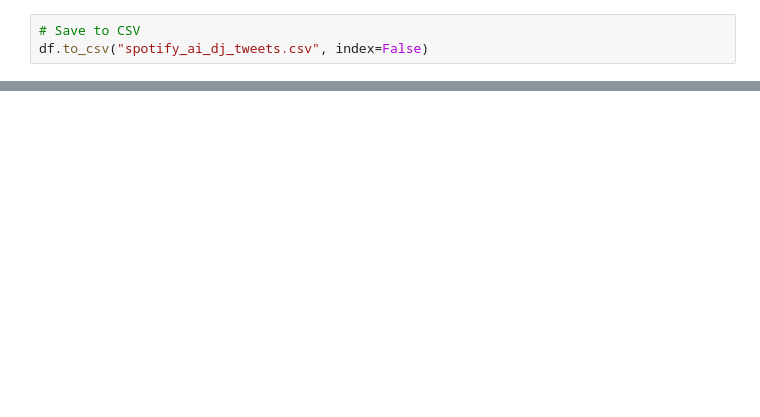
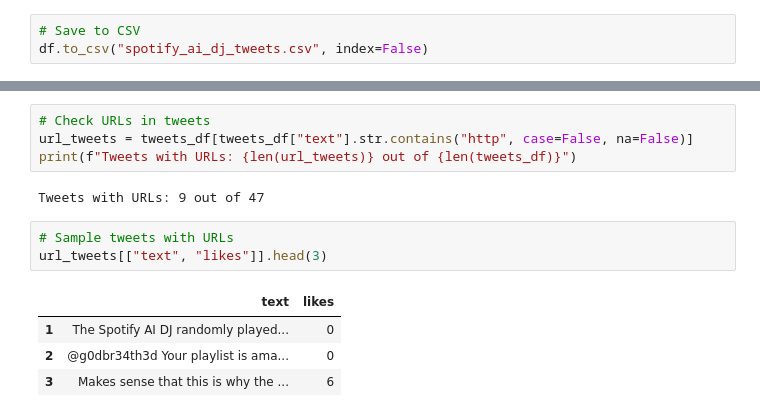
Before and after one commit to jpronier/spotify-data-project, a Jupyter notebook: 00_twitter_api.ipynb, the cells around one changed output, grey strips where cells are left out. Saved outputs shown, nothing was run; the diff lists cells and outputs as text; blank space fills up the shorter version.

```diff
--- a/00_twitter_api.ipynb
+++ b/00_twitter_api.ipynb
@@ -221,0 +291,14 @@ df_test.shape
+# %%
+# Check URLs in tweets
+url_tweets = tweets_df[tweets_df["text"].str.contains("http", case=False, na=False)]
+print(f"Tweets with URLs: {len(url_tweets)} out of {len(tweets_df)}")
+# %% [output]
+Tweets with URLs: 9 out of 47
+# %%
+# Sample tweets with URLs
+url_tweets[["text", "likes"]].head(3)
+# %% [output]
+|  | text | likes |
+| 1 | The Spotify AI DJ randomly played... | 0 |
+| 2 | @g0dbr34th3d Your playlist is ama... | 0 |
+| 3 | Makes sense that this is why the ... | 6 |
```
Also changed, not shown: parts of 14 cells of this notebook.
